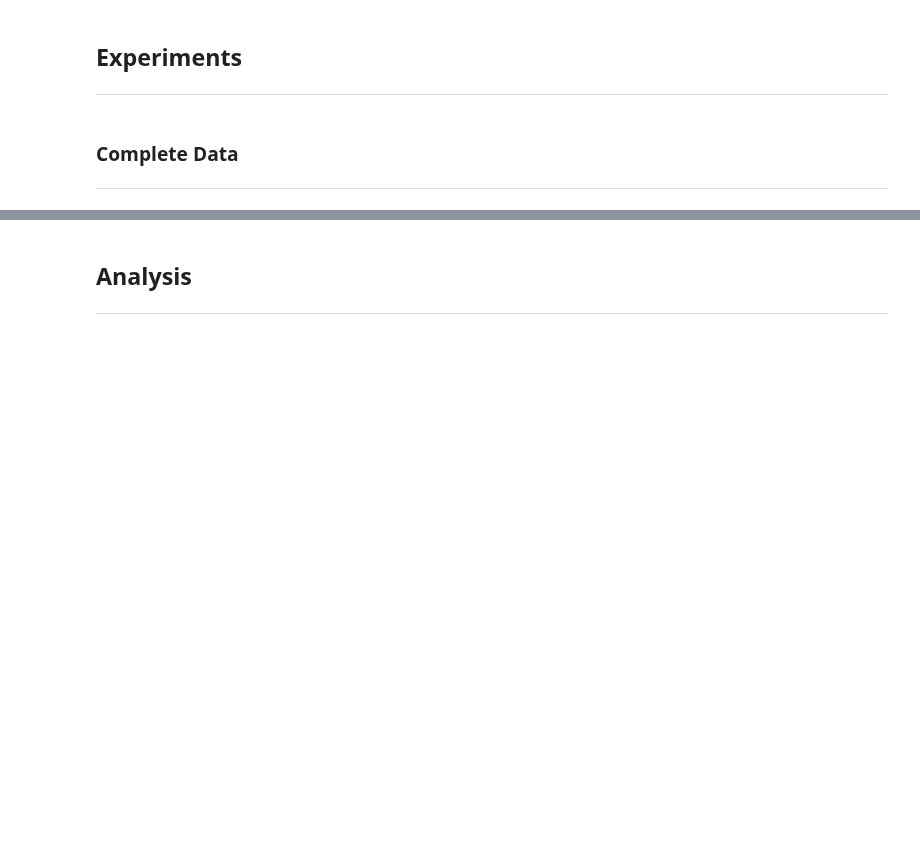
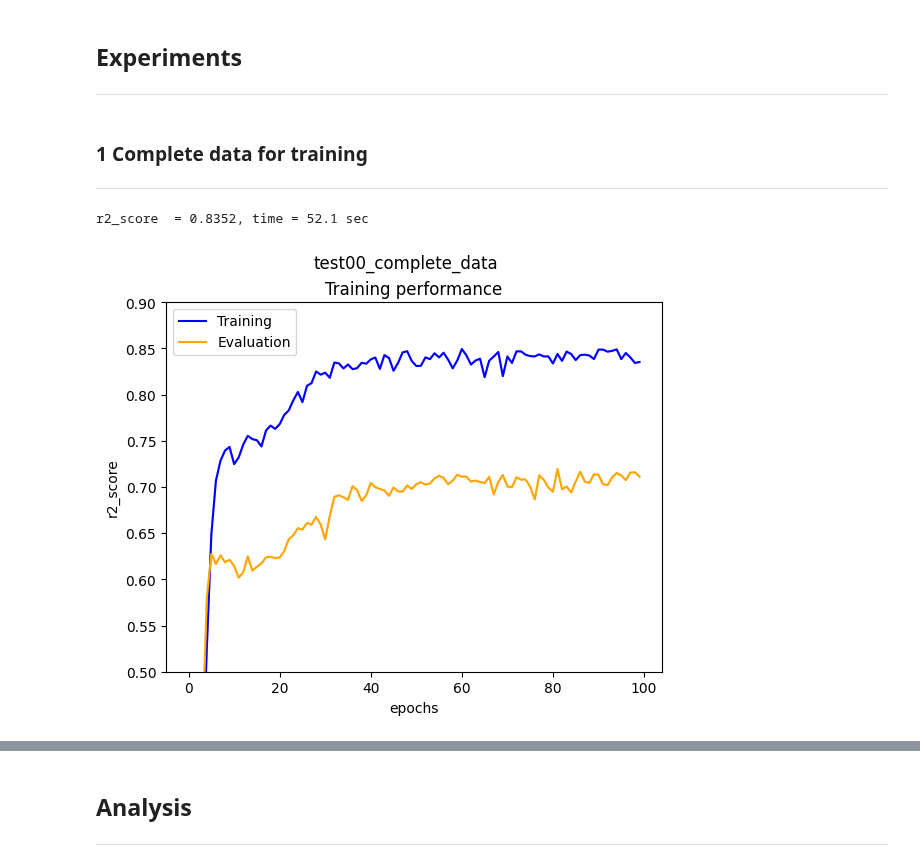
Before and after one commit to Olhaau/fl-official-statistics-addon, a Jupyter notebook: _dev/04_insurance_debug_centralized.ipynb, the cells around one changed output, grey strips where cells are left out. Saved outputs shown, nothing was run; the diff lists cells and outputs as text; code cells hidden in the pictures; blank space fills up the shorter version.

```diff
--- a/_dev/04_insurance_debug_centralized.ipynb
+++ b/_dev/04_insurance_debug_centralized.ipynb
@@ -163,11 +163,40 @@ Defaults of FLutils.train_model
 n_epochs = 100
 n_folds = 5
 n_reps = 1
-# %% [markdown]
-### Complete Data
----
+# %% [markdown]
+### 1 Complete data for training
+---
 # %%
-experiment_name = "test00_complete_data"        # logger setup
+experiment_name = "test00_complete_data"    # train + eval
+
+# logger setup
 experiment_path = log_path + experiment_name
 if not os.path.exists(experiment_path+ '/logs'): os.makedirs(experiment_path + '/logs')
 if not os.path.exists(experiment_path + '/out'): os.makedirs(experiment_path + '/out')
+
+eval_name = ""
+
+X_train, y_train = df[features], df[target]
+
+model = create_keras_model(compile = True)
+
+hist = train_model(
+    model, X_train, y_train,
+    epochs = n_epochs,
+    output_msr = "r2_score",
+    callbacks = [CSVLogger(
+        "%s/logs/log_%s_%s.csv" %
+        (experiment_path, eval_name, experiment_name)
+
+        #experiment_path + "/logs/" + eval_name + '_log.csv'  , separator =";"
+        )]
+    )
+
+plot_hist(
+    hist.history, title = experiment_name,
+    savepath = "%s/out/perf_train_%s_%s.png" %
+    (experiment_path, eval_name, experiment_name)
+)
+# %% [output]
+r2_score  = 0.8352, time = 52.1 sec
+[figure, added]
```
Also changed, not shown: parts of 25 cells of this notebook, 44 other files.
